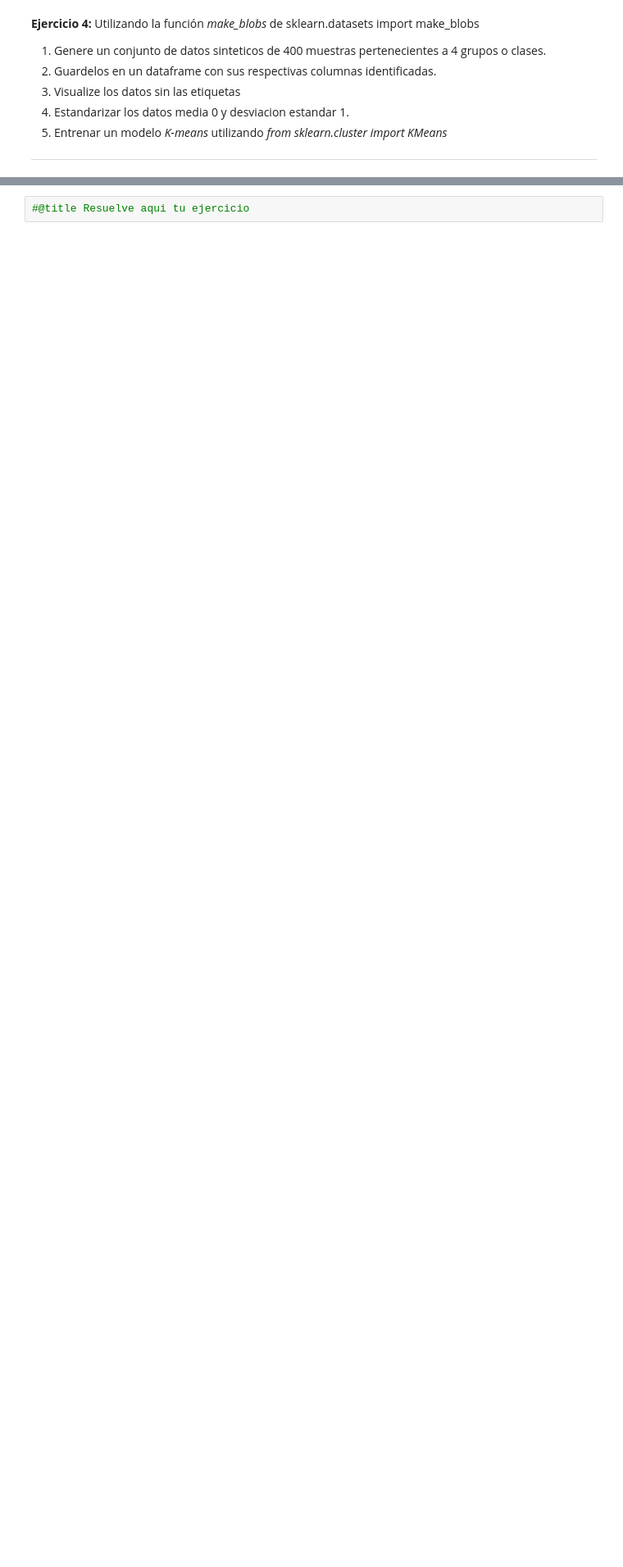
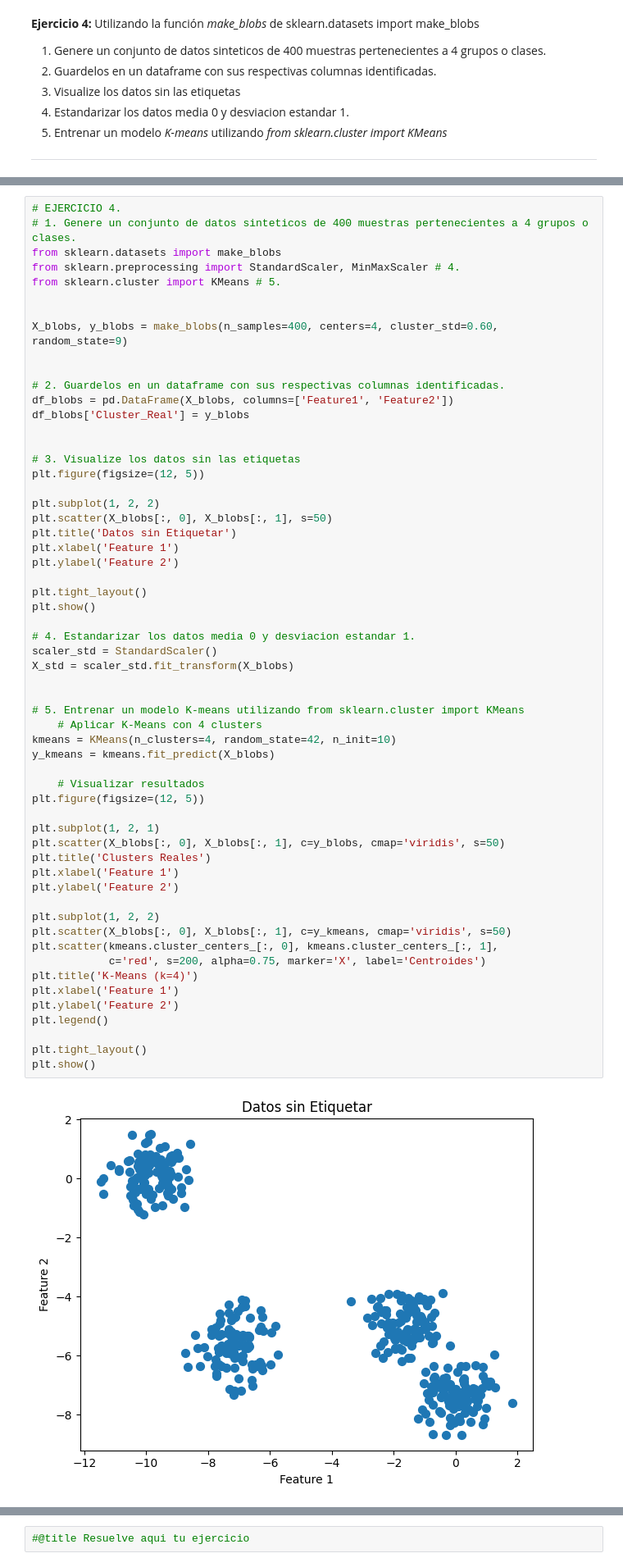
Before and after one commit to mtnleo/Uni_AI_1, a Jupyter notebook: Guia4_Leonardi.ipynb, the cells around one changed output, grey strips where cells are left out. Shown at 82% size. Drawn from its saved outputs; the diff is of its cells as text; blank space fills up the shorter version.

Commit message:
Hecho hasta el ejercicio 4. Todavía falta el 5 y 6.

```diff
--- a/Guia4_Leonardi.ipynb
+++ b/Guia4_Leonardi.ipynb
@@ -181,0 +267,60 @@ Programa tu propio algoritmo K-Means sin usar la libreria de sklearn. Puedes usa
+# %%
+# EJERCICIO 4.
+# 1. Genere un conjunto de datos sinteticos de 400 muestras pertenecientes a 4 grupos o clases.
+from sklearn.datasets import make_blobs
+from sklearn.preprocessing import StandardScaler, MinMaxScaler # 4.
+from sklearn.cluster import KMeans # 5.
+
+
+X_blobs, y_blobs = make_blobs(n_samples=400, centers=4, cluster_std=0.60, random_state=9)
+
+
+# 2. Guardelos en un dataframe con sus respectivas columnas identificadas.
+df_blobs = pd.DataFrame(X_blobs, columns=['Feature1', 'Feature2'])
+df_blobs['Cluster_Real'] = y_blobs
+
+
+# 3. Visualize los datos sin las etiquetas
+plt.figure(figsize=(12, 5))
+
+plt.subplot(1, 2, 2)
+plt.scatter(X_blobs[:, 0], X_blobs[:, 1], s=50)
+plt.title('Datos sin Etiquetar')
+plt.xlabel('Feature 1')
+plt.ylabel('Feature 2')
+
+plt.tight_layout()
+plt.show()
+
+# 4. Estandarizar los datos media 0 y desviacion estandar 1.
+scaler_std = StandardScaler()
+X_std = scaler_std.fit_transform(X_blobs)
+
+
+# 5. Entrenar un modelo K-means utilizando from sklearn.cluster import KMeans
+    # Aplicar K-Means con 4 clusters
+kmeans = KMeans(n_clusters=4, random_state=42, n_init=10)
+y_kmeans = kmeans.fit_predict(X_blobs)
+
+    # Visualizar resultados
+plt.figure(figsize=(12, 5))
+
+plt.subplot(1, 2, 1)
+plt.scatter(X_blobs[:, 0], X_blobs[:, 1], c=y_blobs, cmap='viridis', s=50)
+plt.title('Clusters Reales')
+plt.xlabel('Feature 1')
+plt.ylabel('Feature 2')
+
+plt.subplot(1, 2, 2)
+plt.scatter(X_blobs[:, 0], X_blobs[:, 1], c=y_kmeans, cmap='viridis', s=50)
+plt.scatter(kmeans.cluster_centers_[:, 0], kmeans.cluster_centers_[:, 1],
+            c='red', s=200, alpha=0.75, marker='X', label='Centroides')
+plt.title('K-Means (k=4)')
+plt.xlabel('Feature 1')
+plt.ylabel('Feature 2')
+plt.legend()
+
+plt.tight_layout()
+plt.show()
+# %% [output]
+[figure, added]
```
Also changed, not shown: parts of 6 cells of this notebook.
